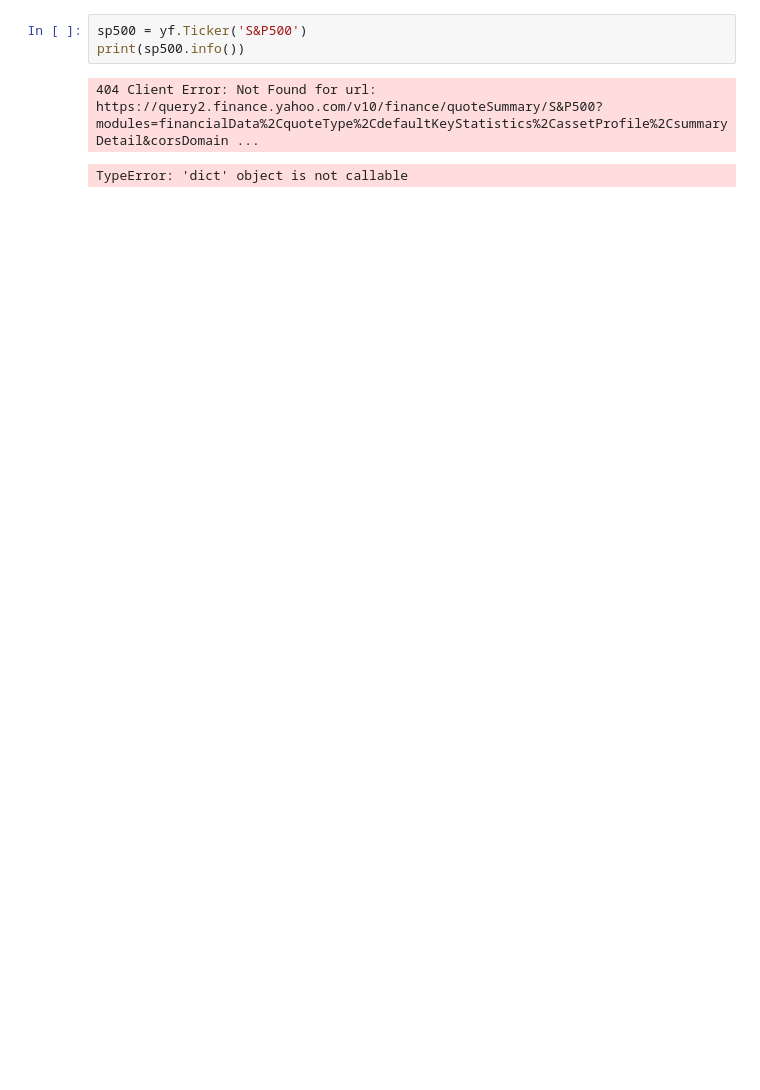
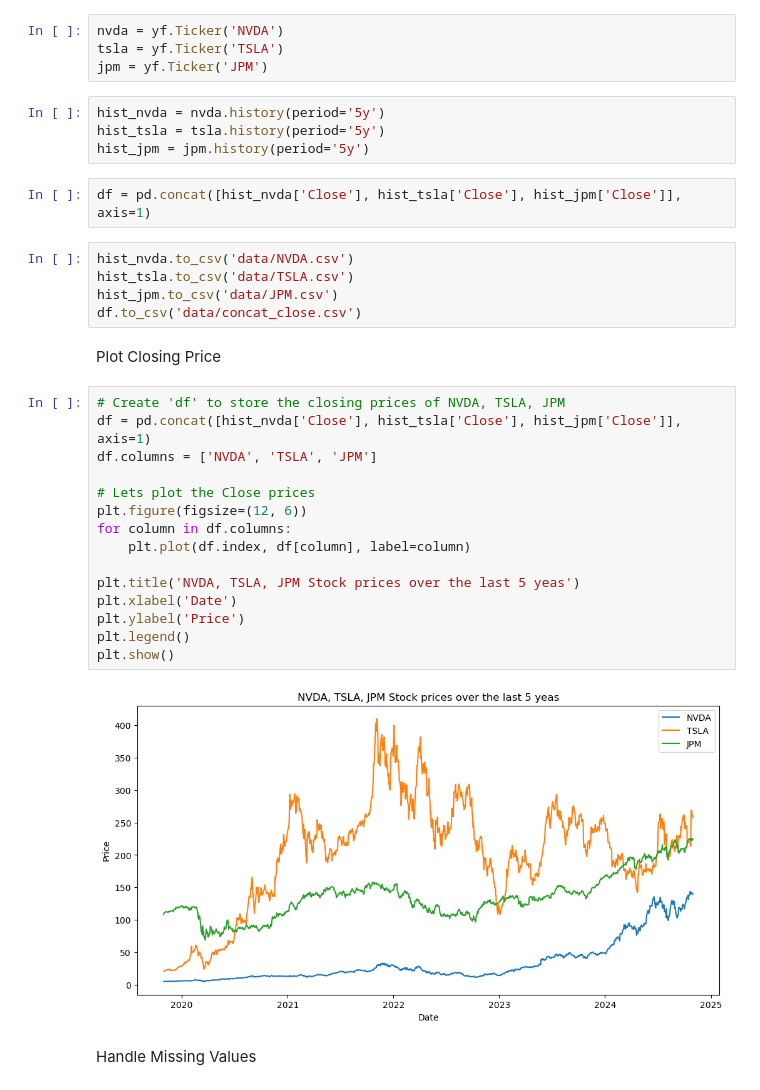
Before and after one commit to Kai2142/Data_Analytics_Portfolio, a Jupyter notebook: stock_market_analysis/main.ipynb, the cells around one changed output. Saved outputs shown, nothing was run; the diff lists cells and outputs as text; blank space fills up the shorter version.

Commit message:
Stockmarket Init

```diff
--- a/stock_market_analysis/main.ipynb
+++ b/stock_market_analysis/main.ipynb
@@ -6,6 +22,36 @@ import yfinance as yf
 # %%
-sp500 = yf.Ticker('S&P500')
-print(sp500.info())
+nvda = yf.Ticker('NVDA')
+tsla = yf.Ticker('TSLA')
+jpm = yf.Ticker('JPM')
-# %% [output]
-404 Client Error: Not Found for url: https://query2.finance.yahoo.com/v10/finance/quoteSummary/S&P500?modules=financialData%2CquoteType%2CdefaultKeyStatistics%2CassetProfile%2CsummaryDetail&corsDomain ...
-TypeError: 'dict' object is not callable
+# %%
+hist_nvda = nvda.history(period='5y')
+hist_tsla = tsla.history(period='5y')
+hist_jpm = jpm.history(period='5y')
+# %%
+df = pd.concat([hist_nvda['Close'], hist_tsla['Close'], hist_jpm['Close']], axis=1)
+# %%
+hist_nvda.to_csv('data/NVDA.csv')
+hist_tsla.to_csv('data/TSLA.csv')
+hist_jpm.to_csv('data/JPM.csv')
+df.to_csv('data/concat_close.csv')
+# %% [markdown]
+Plot Closing Price
+# %%
+# Create 'df' to store the closing prices of NVDA, TSLA, JPM
+df = pd.concat([hist_nvda['Close'], hist_tsla['Close'], hist_jpm['Close']], axis=1)
+df.columns = ['NVDA', 'TSLA', 'JPM']
+
+# Lets plot the Close prices
+plt.figure(figsize=(12, 6))
+for column in df.columns:
+    plt.plot(df.index, df[column], label=column)
+
+plt.title('NVDA, TSLA, JPM Stock prices over the last 5 yeas')
+plt.xlabel('Date')
+plt.ylabel('Price')
+plt.legend()
+plt.show()
+# %% [output]
+[figure, added]
+# %% [markdown]
+Handle Missing Values
```
Also changed, not shown: parts of 4 cells of this notebook, 7 other files.
